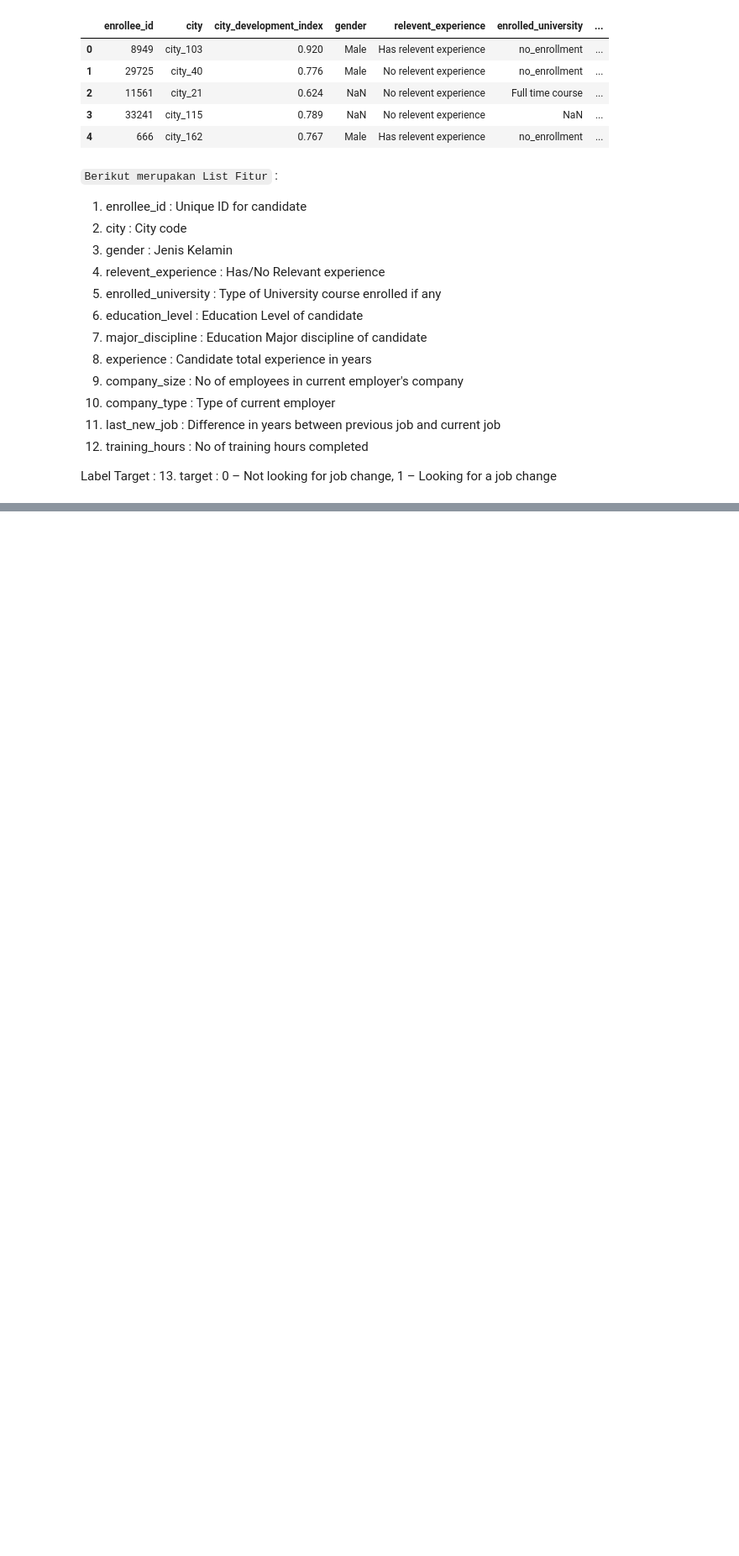
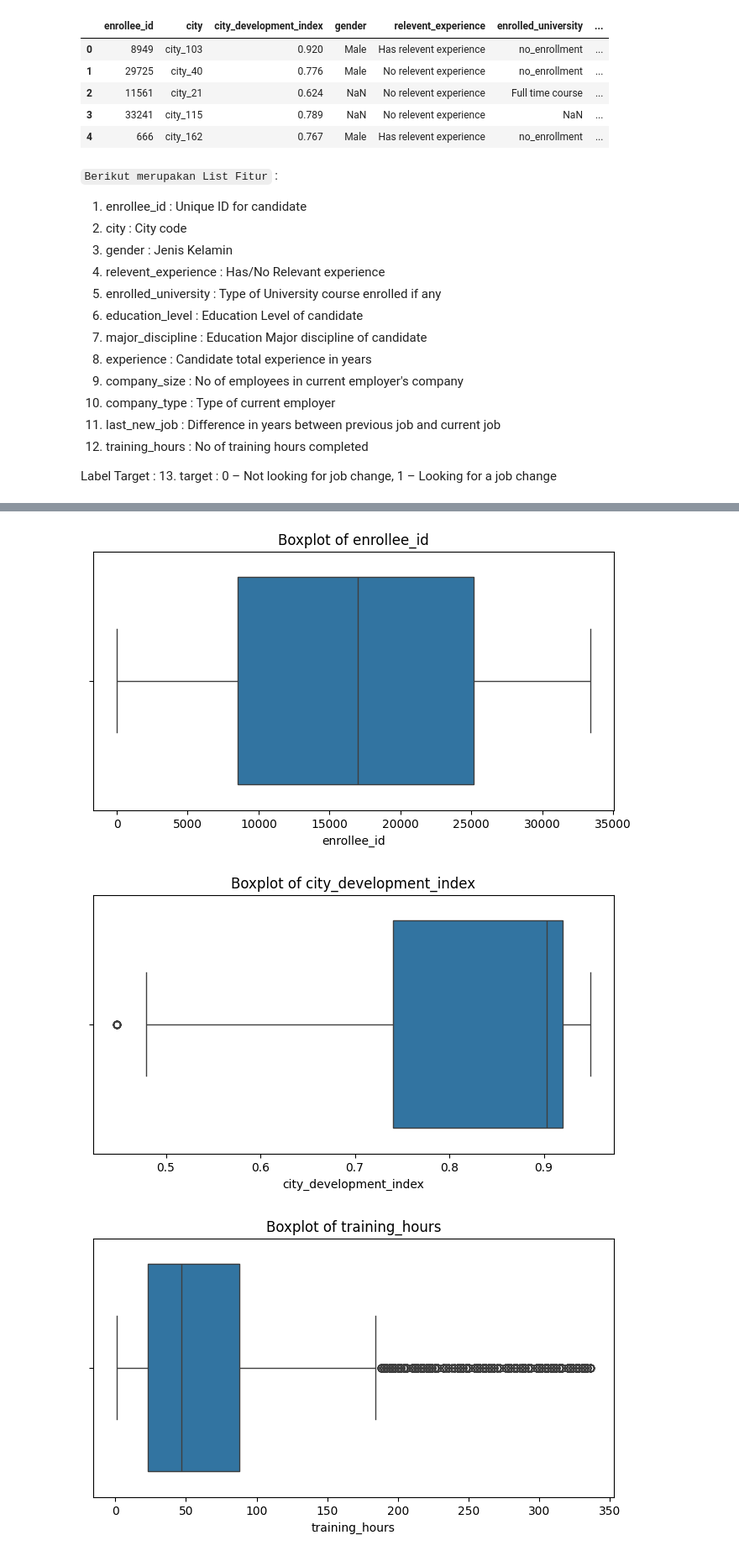
Before and after one commit to 4Kings-Rakamin/Stage0_Business_Understanding, a Jupyter notebook: EDA_Dataset_9/Part1_D9.ipynb, the cells around one changed output, grey strips where cells are left out. Shown: that part at 84% size. Cells and saved outputs as stored; diff of their text form; code cells hidden in the pictures; blank space fills up the shorter version.

```diff
--- a/EDA_Dataset_9/Part1_D9.ipynb
+++ b/EDA_Dataset_9/Part1_D9.ipynb
@@ -62,0 +100,15 @@ Label Target :
+# %%
+# bagi jadi fitur numerik dan kategorikal
+numerical_features = df.select_dtypes(include=[np.number]).columns.tolist()
+categorical_features = df.select_dtypes(include=['object']).columns.tolist()
+# %%
+# boxplot untuk kolom numerik
+for col in numerical_features:
+    plt.figure(figsize=(8, 4))
+    sns.boxplot(x=df[col])
+    plt.title(f'Boxplot of {col}')
+    plt.show()
+# %% [output]
+[figure, added]
+[figure, added]
+[figure, added]
```
Also changed, not shown: parts of 11 cells of this notebook.
